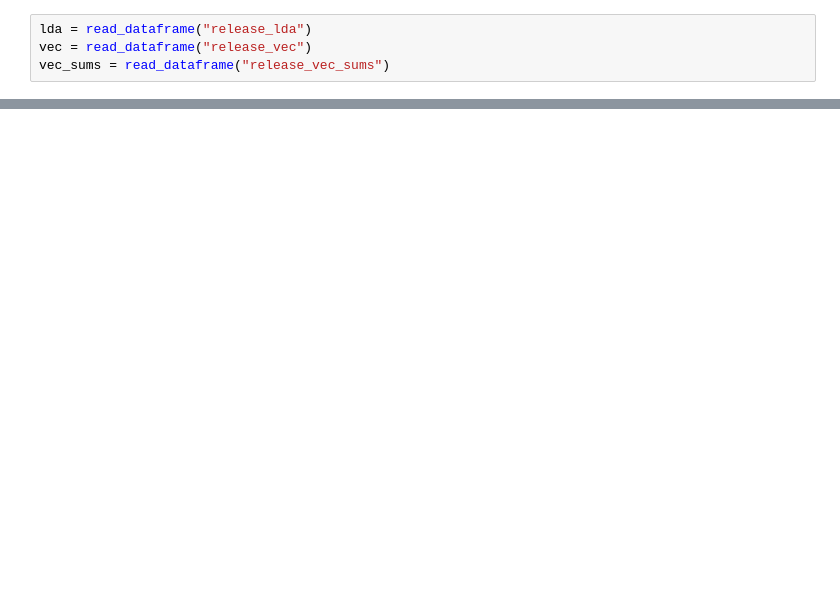
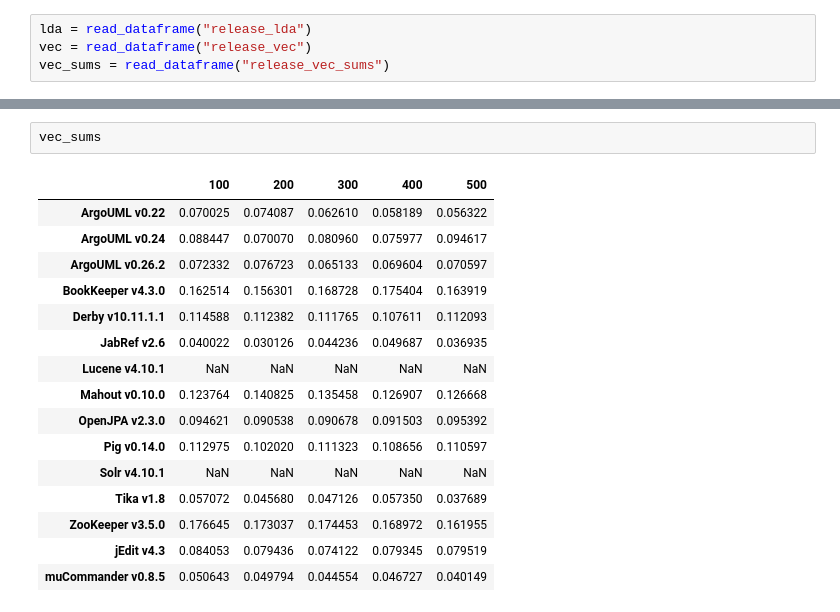
Before and after one commit to cscorley/doc2vec-feature-location, a Jupyter notebook: mrr_graphs.ipynb, the cells around one changed output, grey strips where cells are left out. Cells and saved outputs as stored; diff of their text form; blank space fills up the shorter version.

```diff
--- a/mrr_graphs.ipynb
+++ b/mrr_graphs.ipynb
@@ -39,0 +83,19 @@ vec_sums.T.plot(legend=False)
+# %%
+vec_sums
+# %% [output]
+|  | 100 | 200 | 300 | 400 | 500 |
+| ArgoUML v0.22 | 0.070025 | 0.074087 | 0.062610 | 0.058189 | 0.056322 |
+| ArgoUML v0.24 | 0.088447 | 0.070070 | 0.080960 | 0.075977 | 0.094617 |
+| ArgoUML v0.26.2 | 0.072332 | 0.076723 | 0.065133 | 0.069604 | 0.070597 |
+| BookKeeper v4.3.0 | 0.162514 | 0.156301 | 0.168728 | 0.175404 | 0.163919 |
+| Derby v10.11.1.1 | 0.114588 | 0.112382 | 0.111765 | 0.107611 | 0.112093 |
+| JabRef v2.6 | 0.040022 | 0.030126 | 0.044236 | 0.049687 | 0.036935 |
+| Lucene v4.10.1 | NaN | NaN | NaN | NaN | NaN |
+| Mahout v0.10.0 | 0.123764 | 0.140825 | 0.135458 | 0.126907 | 0.126668 |
+| OpenJPA v2.3.0 | 0.094621 | 0.090538 | 0.090678 | 0.091503 | 0.095392 |
+| Pig v0.14.0 | 0.112975 | 0.102020 | 0.111323 | 0.108656 | 0.110597 |
+| Solr v4.10.1 | NaN | NaN | NaN | NaN | NaN |
+| Tika v1.8 | 0.057072 | 0.045680 | 0.047126 | 0.057350 | 0.037689 |
+| ZooKeeper v3.5.0 | 0.176645 | 0.173037 | 0.174453 | 0.168972 | 0.161955 |
+| jEdit v4.3 | 0.084053 | 0.079436 | 0.074122 | 0.079345 | 0.079519 |
+| muCommander v0.8.5 | 0.050643 | 0.049794 | 0.044554 | 0.046727 | 0.040149 |
```
Also changed, not shown: parts of 8 cells of this notebook.
